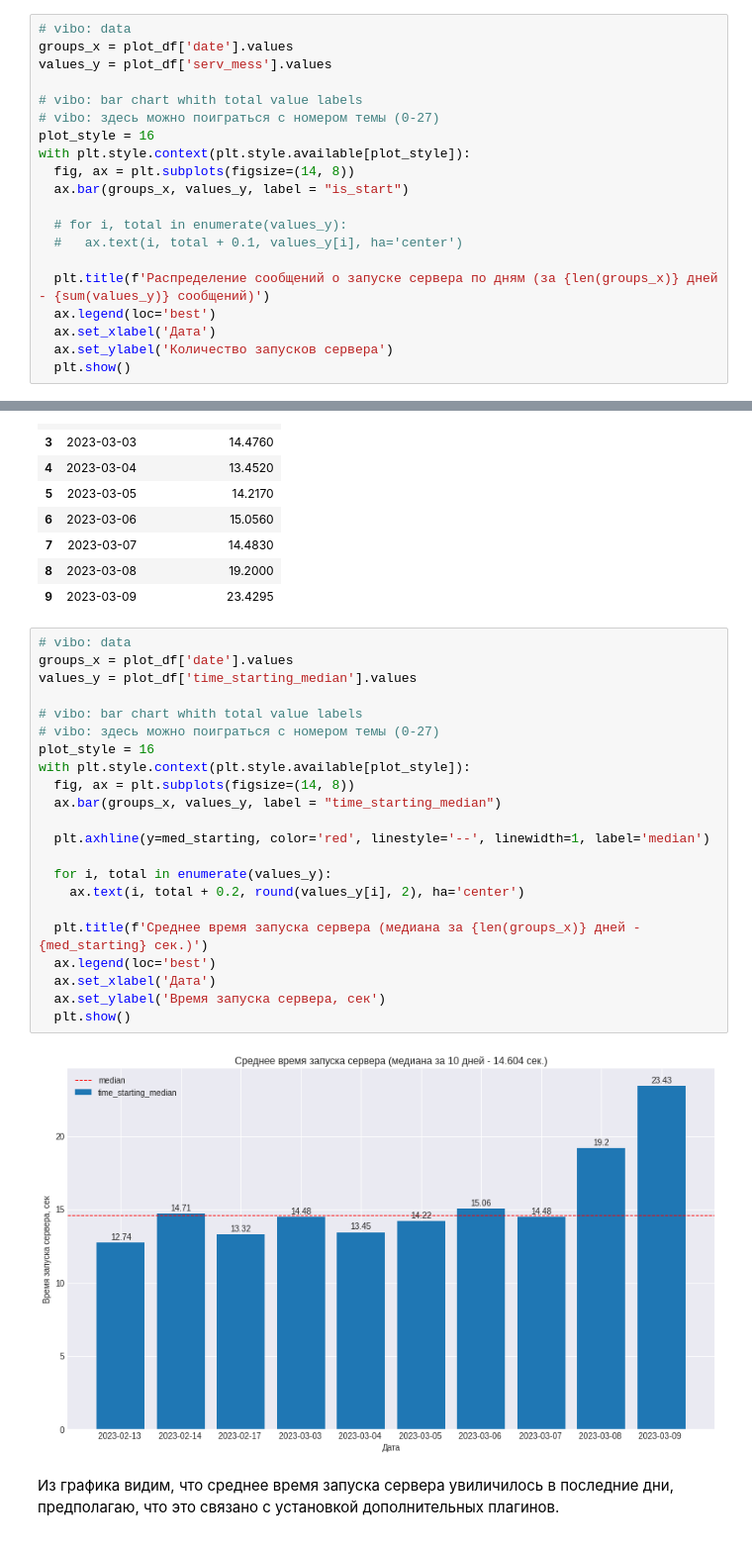
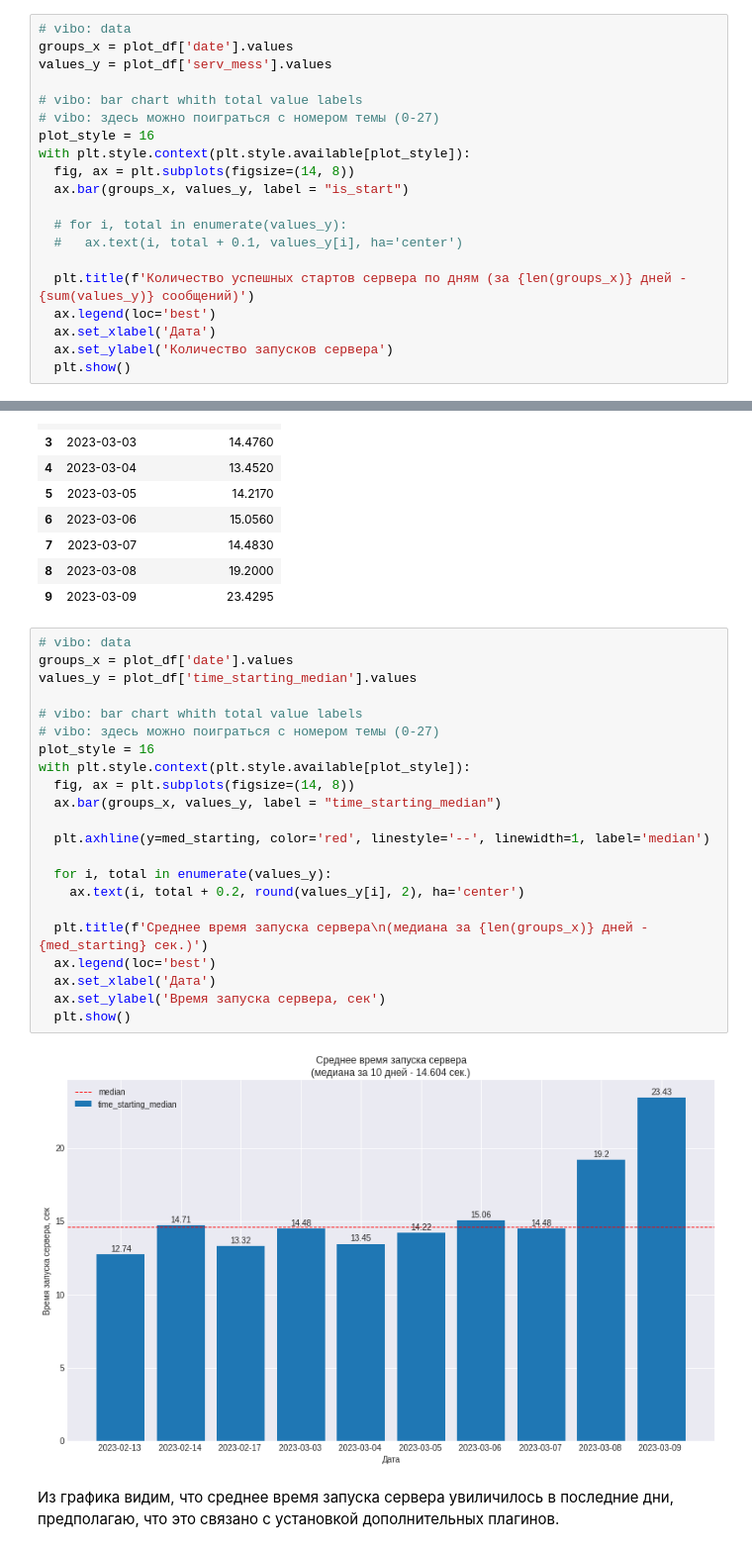
Before and after one commit to vi-bo/minecraft_log, a Jupyter notebook: mc_logs_4.2_anallys_text_mess.ipynb, the cells around one changed output, grey strips where cells are left out. Shown at 99% size. Cells and saved outputs as stored; diff of their text form.

```diff
--- a/mc_logs_4.2_anallys_text_mess.ipynb
+++ b/mc_logs_4.2_anallys_text_mess.ipynb
@@ -254,7 +270,7 @@ with plt.style.context(plt.style.available[plot_style]):
   # for i, total in enumerate(values_y):
   #   ax.text(i, total + 0.1, values_y[i], ha='center')
 
-  plt.title(f'Распределение сообщений о запуске сервера по дням (за {len(groups_x)} дней - {sum(values_y)} сообщений)')
+  plt.title(f'Количество успешных стартов сервера по дням (за {len(groups_x)} дней - {sum(values_y)} сообщений)')
   ax.legend(loc='best')
   ax.set_xlabel('Дата')
   ax.set_ylabel('Количество запусков сервера')
@@ -426,26 +420,26 @@ plot_df
 # %%
 # vibo: data
 groups_x = plot_df['date'].values
 values_y = plot_df['time_starting_median'].values
 
 # vibo: bar chart whith total value labels
 # vibo: здесь можно поиграться с номером темы (0-27)
 plot_style = 16
 with plt.style.context(plt.style.available[plot_style]):
   fig, ax = plt.subplots(figsize=(14, 8))
   ax.bar(groups_x, values_y, label = "time_starting_median")
 
   plt.axhline(y=med_starting, color='red', linestyle='--', linewidth=1, label='median')
 
   for i, total in enumerate(values_y):
     ax.text(i, total + 0.2, round(values_y[i], 2), ha='center')
 
-  plt.title(f'Среднее время запуска сервера (медиана за {len(groups_x)} дней - {med_starting} сек.)')
+  plt.title(f'Среднее время запуска сервера\n(медиана за {len(groups_x)} дней - {med_starting} сек.)')
   ax.legend(loc='best')
   ax.set_xlabel('Дата')
   ax.set_ylabel('Время запуска сервера, сек')
   plt.show()
 # %% [output]
-[figure, old version]
+[figure, new version]
 # %% [markdown]
 Из графика видим, что среднее время запуска сервера увиличилось в последние дни, предполагаю, что это связано с установкой дополнительных плагинов.
```
Also changed, not shown: parts of 49 cells of this notebook, 2 other files.
